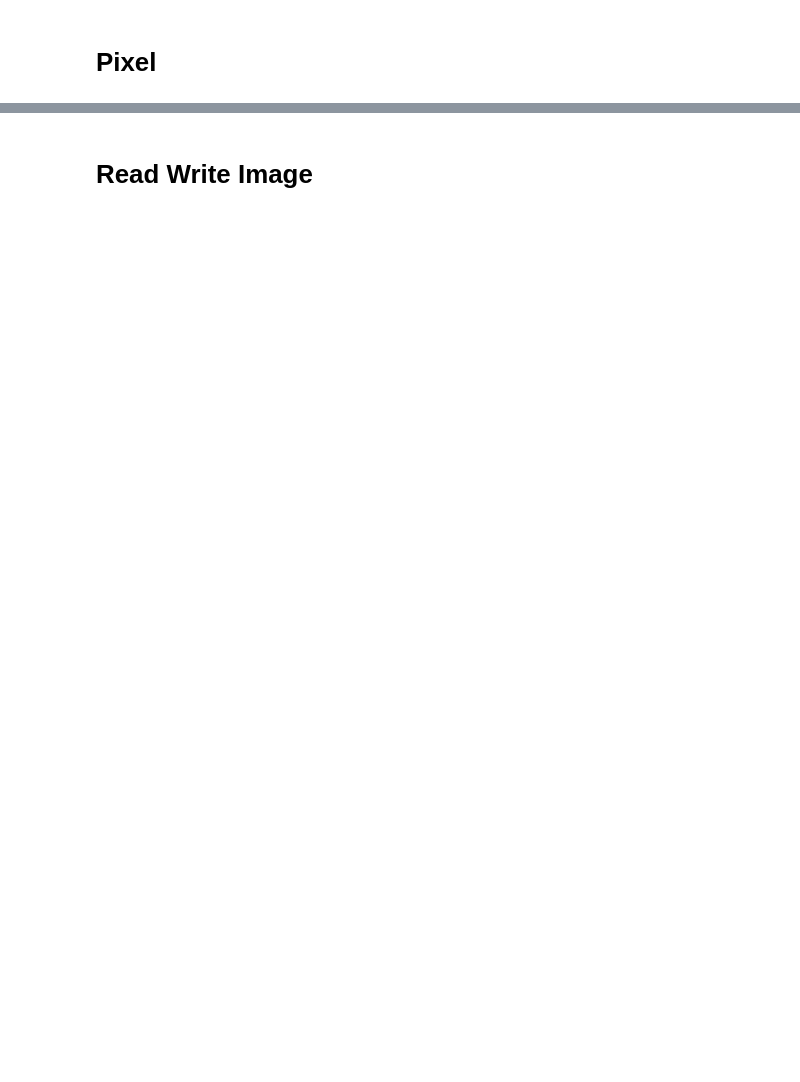
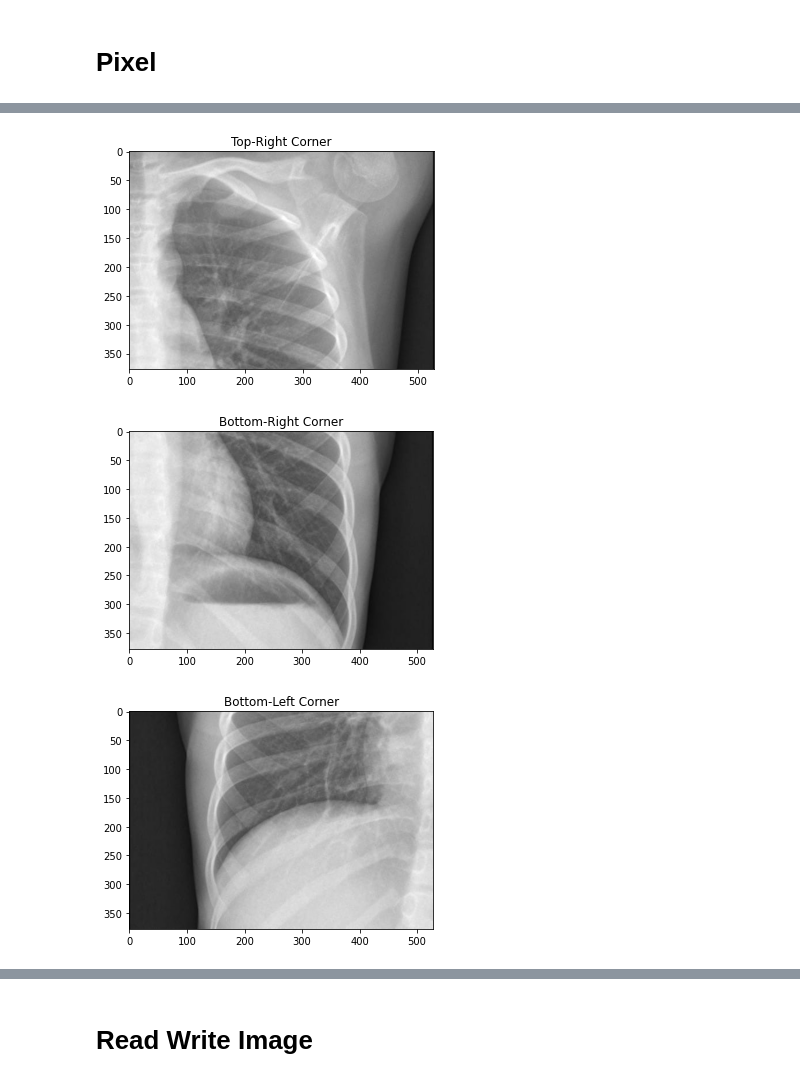
Before and after one commit to wpwwahyu/TKC_FinalProject, a Jupyter notebook: OpenCV.ipynb, the cells around one changed output, grey strips where cells are left out. Drawn from its saved outputs; the diff is of its cells as text; code cells hidden in the pictures; blank space fills up the shorter version.

```diff
--- a/OpenCV.ipynb
+++ b/OpenCV.ipynb
@@ -242,0 +335,14 @@ plt_imshow("Flipped Horizontally & Vertically", flipped)
+# %%
+# in a similar fashion, we can crop the top-right, bottom-right, and
+# bottom-left corners of the image and then display them to our
+# screen
+tr = image[0:cY, cX:w]
+br = image[cY:h, cX:w]
+bl = image[cY:h, 0:cX]
+plt_imshow("Top-Right Corner", tr)
+plt_imshow("Bottom-Right Corner", br)
+plt_imshow("Bottom-Left Corner", bl)
+# %% [output]
+[figure, added]
+[figure, added]
+[figure, added]
```
Also changed, not shown: parts of 10 cells of this notebook.
